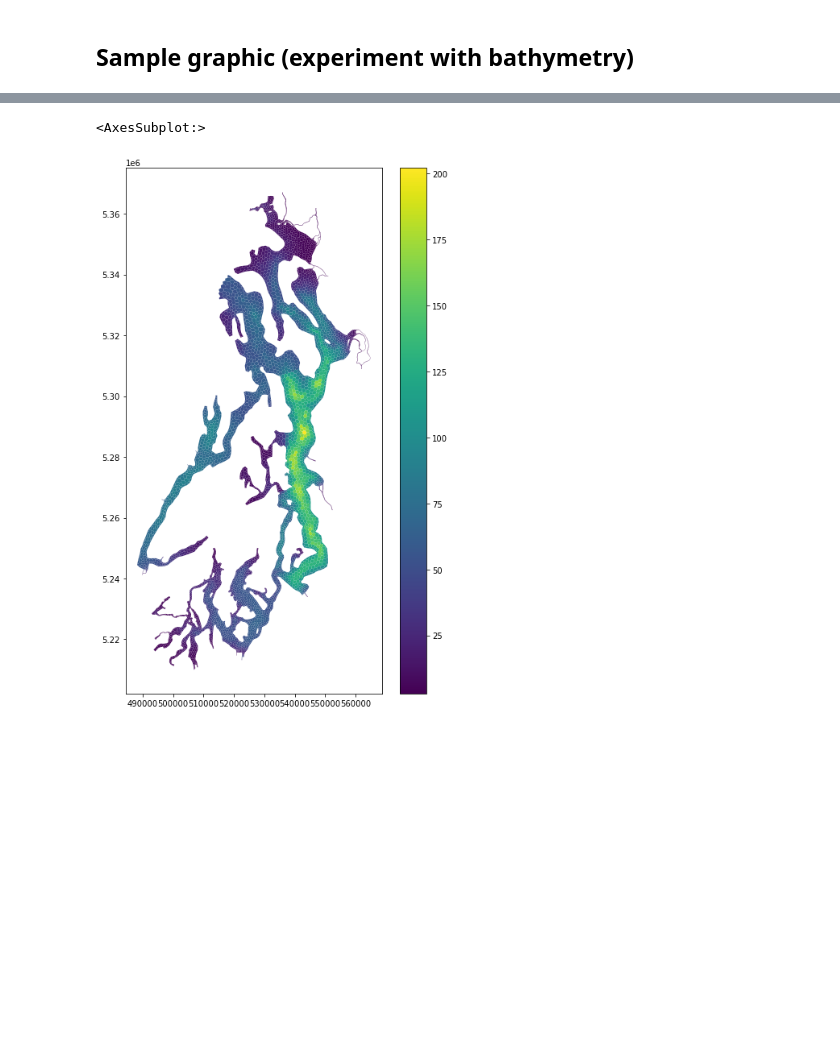
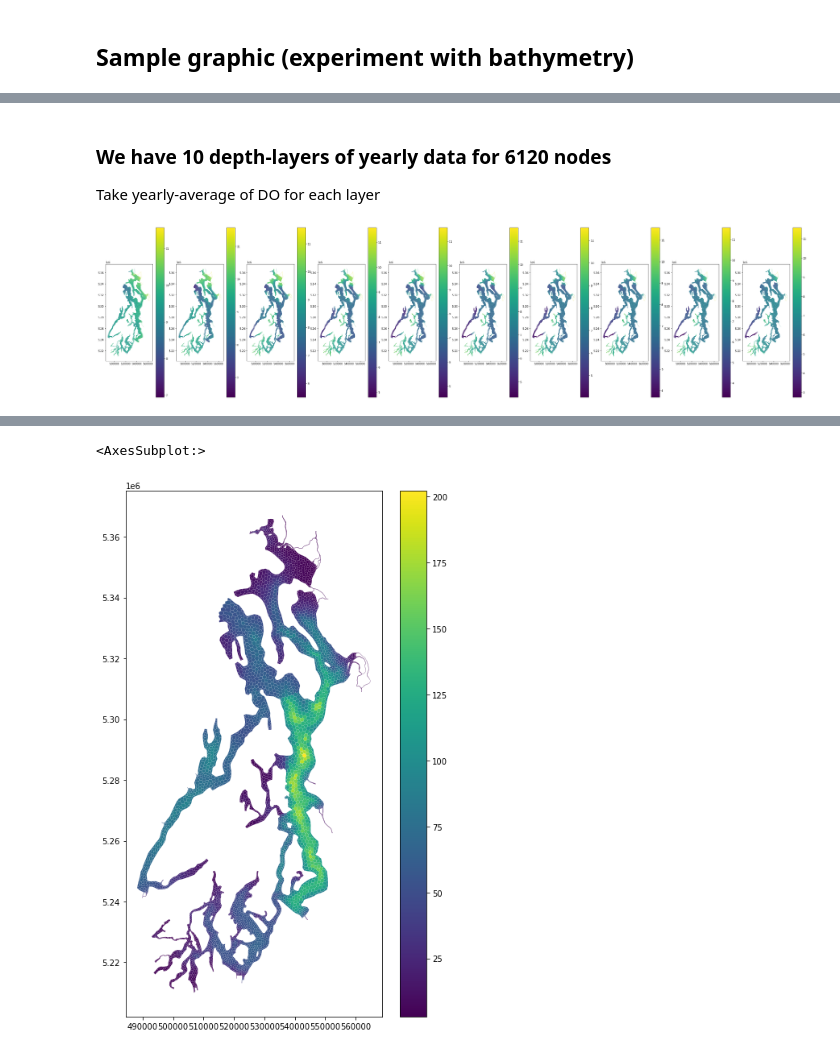
Before and after one commit to UW-PSI/SalishSeaModel-analysis, a Jupyter notebook: dev/dev_daily_min_graphic.ipynb, the cells around one changed output, grey strips where cells are left out. Drawn from its saved outputs; the diff is of its cells as text; code cells hidden in the pictures; blank space fills up the shorter version.

```diff
--- a/dev/dev_daily_min_graphic.ipynb
+++ b/dev/dev_daily_min_graphic.ipynb
@@ -92,0 +231,12 @@ gdf = gpd.read_file(shapefile_path)
+# %% [markdown]
+### We have 10 depth-layers of yearly data for 6120 nodes
+Take yearly-average of DO for each layer
+# %%
+import matplotlib.pyplot as plt
+fig, axs = plt.subplots(1,10, figsize = (48,8))
+for level in range(1,11):
+    gdf.plot(f'DO_yrAvg_lvl{level}', ax=axs[level-1], legend=True)
+    axs[level-1].set(yticklabels='', xticklabels='')
+    axs[level-1].set_title(f'Dissolved Oxygen\nLevel = {level}')
+# %% [output]
+[figure, added]
```
Also changed, not shown: parts of 37 cells of this notebook.
